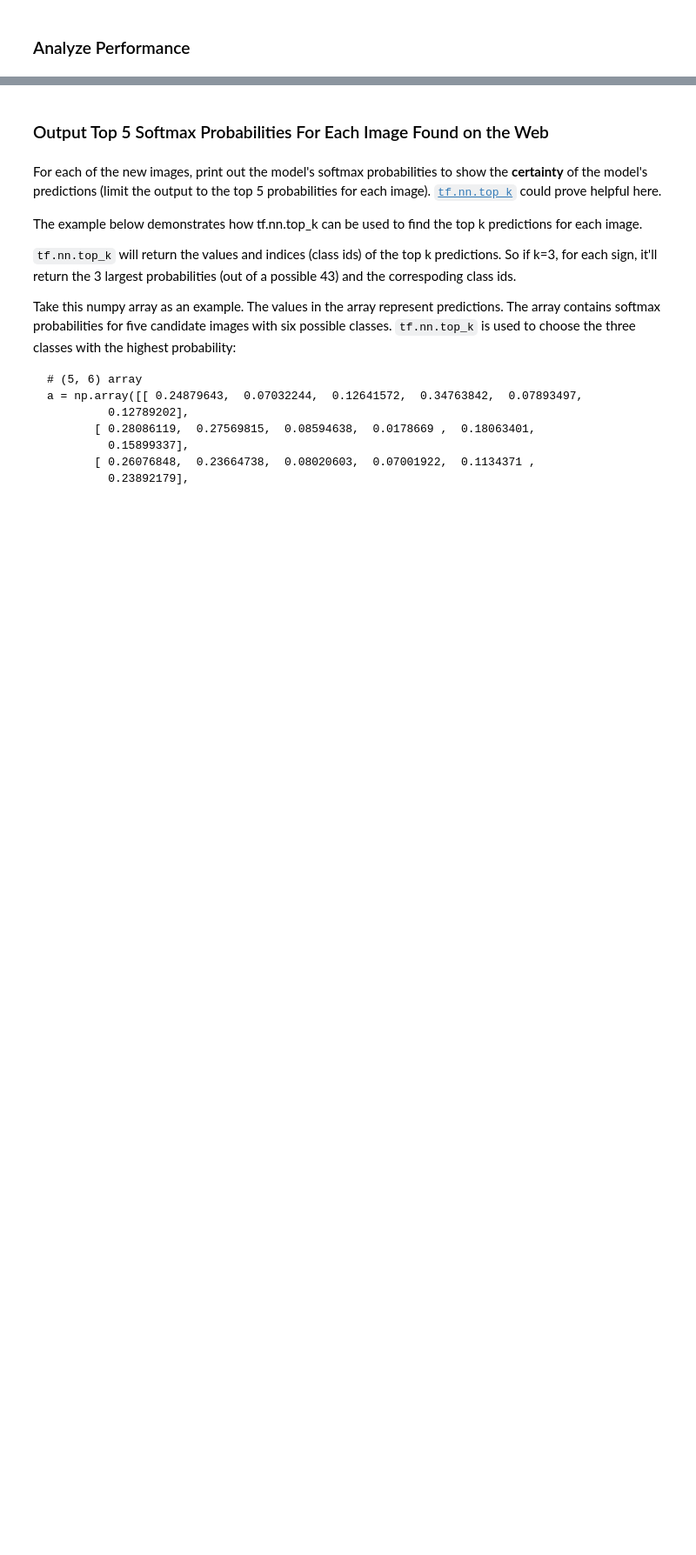
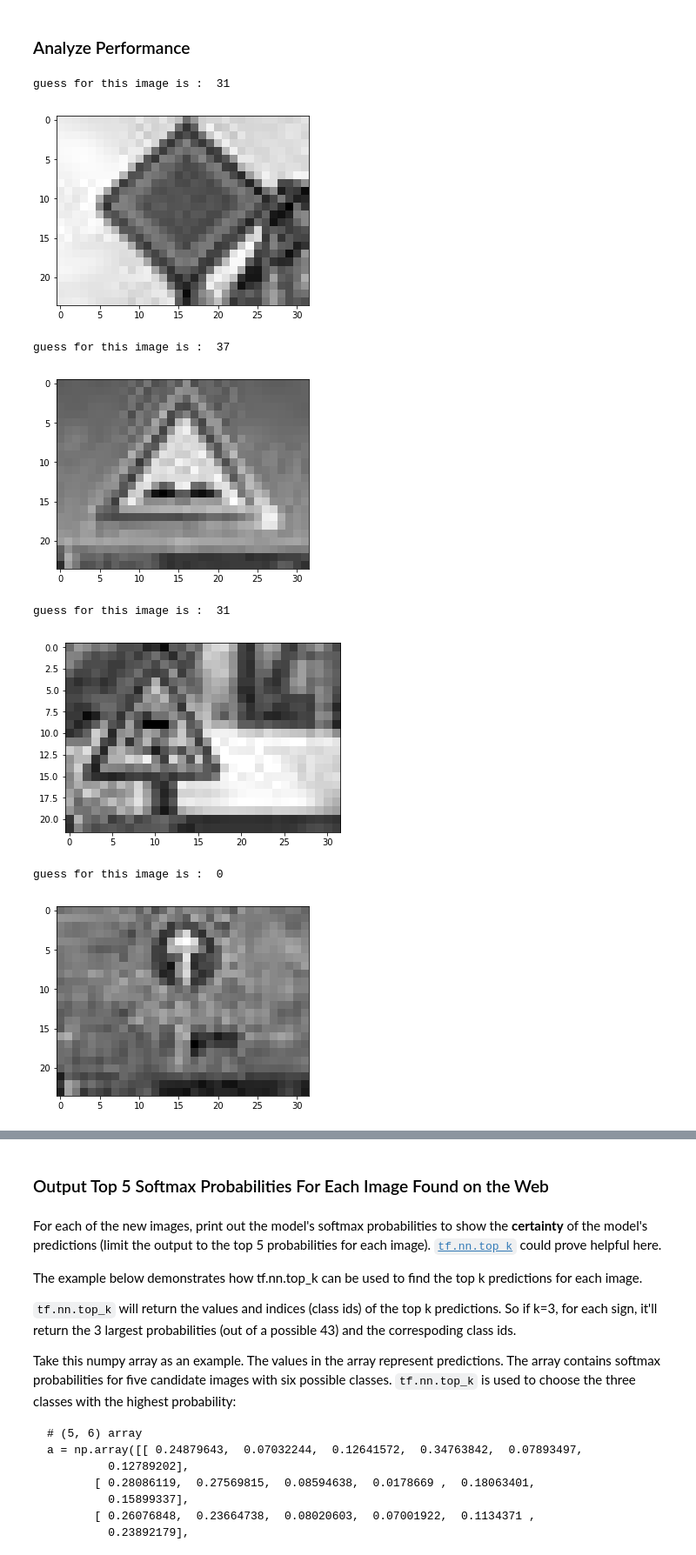
Before and after one commit to Fadi88/CarND-Traffic-Sign-Classifier-Project, a Jupyter notebook: Traffic_Sign_Classifier.ipynb, the cells around one changed output, grey strips where cells are left out. Shown at 87% size. Cells and saved outputs as stored; diff of their text form; code cells hidden in the pictures; blank space fills up the shorter version.

```diff
--- a/Traffic_Sign_Classifier.ipynb
+++ b/Traffic_Sign_Classifier.ipynb
@@ -347,3 +349,20 @@ Test Accuracy = 0.940
 # %%
 ### Calculate the accuracy for these 5 new images.
 ### For example, if the model predicted 1 out of 5 signs correctly, it's 20% accurate on these new images.
+i= 0
+for img_file in os.listdir('./tests'):
+    if 'jpg' in img_file:
+        img_obj = cv2.imread('./tests/' + img_file , 0)
+        print('guess for this image is : ',test_prob_list[i].argmax())
+        i += 1
+        plt.imshow(img_obj , cmap='gray')
+        plt.show()
+# %% [output]
+guess for this image is :  31
+[figure, added]
+guess for this image is :  37
+[figure, added]
+guess for this image is :  31
+[figure, added]
+guess for this image is :  0
+[figure, added]
```
Also changed, not shown: parts of 8 cells of this notebook.
